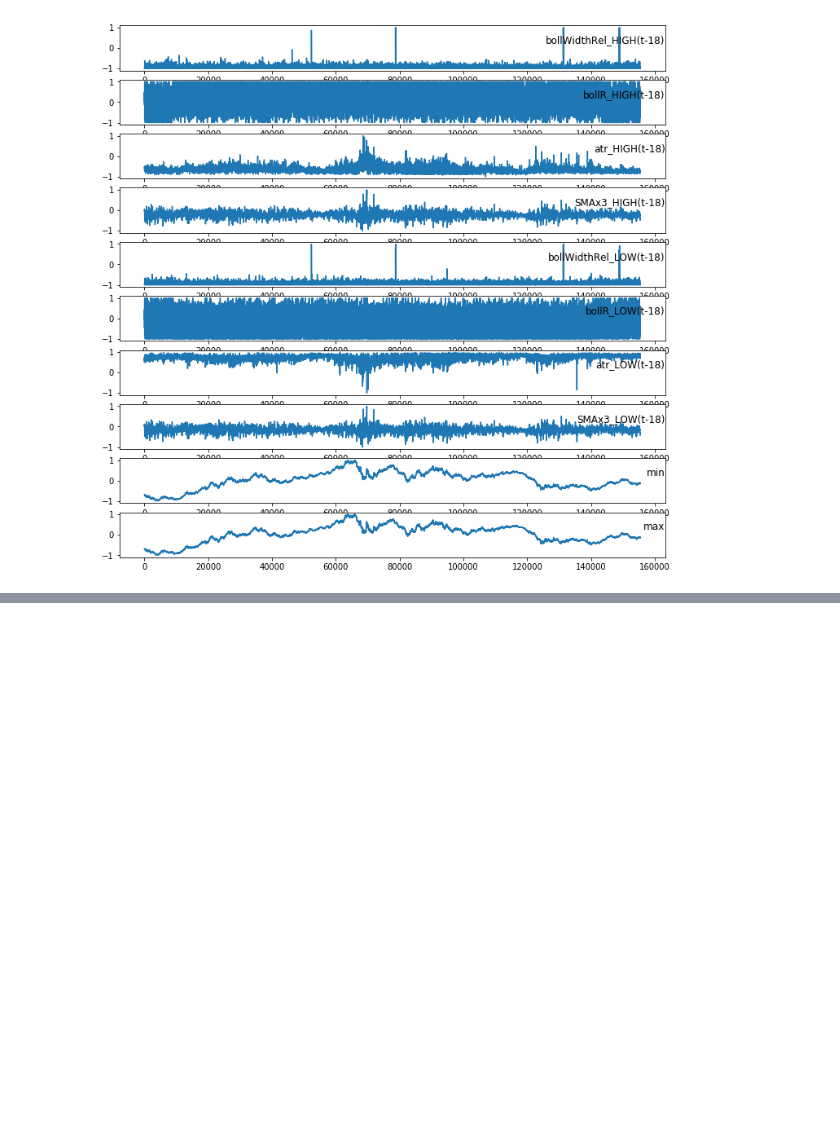
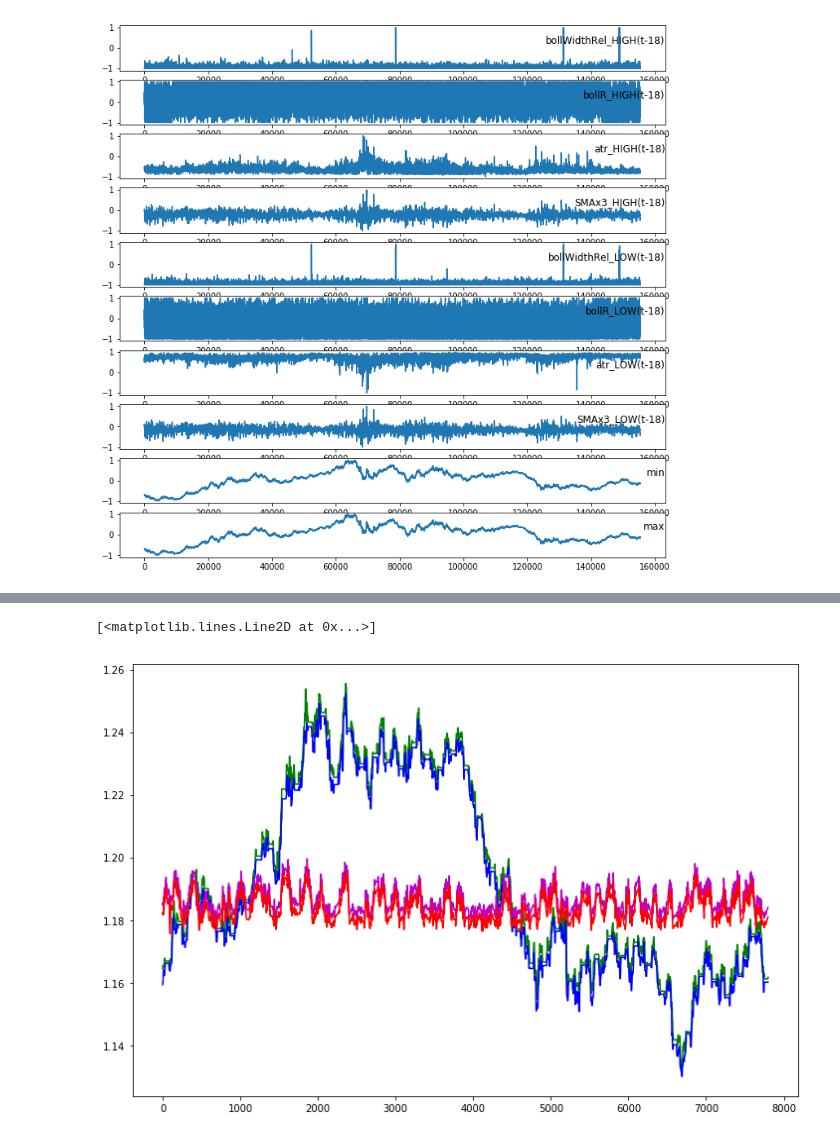
Before and after one commit to raulMrello/MachineLearning_for_Trading, a Jupyter notebook: FinTech_LSTM.ipynb, the cells around one changed output, grey strips where cells are left out. Saved outputs shown, nothing was run; the diff lists cells and outputs as text; code cells hidden in the pictures; blank space fills up the shorter version.

```diff
--- a/FinTech_LSTM.ipynb
+++ b/FinTech_LSTM.ipynb
@@ -823,26 +850,37 @@ plt.legend(['RMSE'])
 # %%
-# Una vez validado, realiza las predicciones con las entradas de validación, visualiza y obtiene error
-x_eval = x_validation.copy()
-x_eval = x_eval.reshape(x_eval.shape[0], num_in_steps, num_inputs)
+# visualizo las predicciones para una muestra cualquiera (a partir de num_in_steps) para poder verlo bien
+x_data = test_x
+y_data = test_y
 
-y_eval = y_validation.copy()
-target = list()
-result = list()
-for i in range(x_eval.shape[0]):
-  x = x_eval[i].reshape(1, num_in_steps, num_inputs)
-  y = y_eval[i].reshape(1, num_outputs * num_out_steps)
-  predictions = model.predict(x, batch_size=1, verbose=0)
-  # deshago el scaling
-  xy_values = np.concatenate((x.reshape(1, x.shape[1]*x.shape[2]), y),axis=1)
-  xy_values = scaler.inverse_transform(xy_values)
-  xyhat_values = np.concatenate((x.reshape(1, x.shape[1]*x.shape[2]), predictions),axis=1)
-  xyhat_values = scaler.inverse_transform(xyhat_values)
-  target.append(xy_values[0,xy_values.shape[1]-(num_outputs * num_out_steps):])
-  result.append(xyhat_values[0, xyhat_values.shape[1]-(num_outputs * num_out_steps):])
+target_max,target_min,forecast_max,forecast_min = list(),list(),list(),list()
 
-# visualizo los resultados
-plt.plot(np.asarray(target), color='b')
-plt.plot(np.asarray(result),color='r')
-plt.xlabel('Nºde Muestra')
-plt.legend(('Y','Yhat'), loc='upper right', shadow=True)
-plt.title('EURUSD OHLC en M30')
+for sample in range(x_data.shape[0]):
+    # Realizo predicción del primer conjunto de datos
+    x = x_data[sample].reshape(1, num_in_steps, num_inputs)
+    y = y_data[sample].reshape(1,num_outputs * num_out_steps)
+    predictions = model.predict(x, batch_size=1,verbose=0)
+
+    # deshago el scaling
+    xy_values = np.concatenate((x.reshape(1, x.shape[1]*x.shape[2]), y),axis=1)
+    xy_values = scaler.inverse_transform(xy_values)
+    xyhat_values = np.concatenate((x.reshape(1, x.shape[1]*x.shape[2]), predictions),axis=1)
+    xyhat_values = scaler.inverse_transform(xyhat_values)
+
+    # agrego las predicciones a la lista
+    forecast_min.append(xyhat_values[0,-(num_outputs * num_out_steps)])
+    forecast_max.append(xyhat_values[0,-(num_outputs * num_out_steps)+1])
+
+    # agrego los target a la lista
+    target_min.append(xy_values[0,-(num_outputs * num_out_steps)])
+    target_max.append(xy_values[0,-(num_outputs * num_out_steps)+1])
+
+# Primero visualizo los datos de entrada: tomo "al menos" los últimos num_in_steps valores de y_data y el objetivo (siguiente)
+plt.figure(figsize=(12,8))
+plt.plot(np.asarray(target_max).reshape((len(target_max),)),color='g')
+plt.plot(np.asarray(target_min).reshape((len(target_min),)),color='b')
+# A continuación visualizo la predicción, como dos rayas (roja-magenta)
+plt.plot(np.asarray(forecast_max).reshape((len(forecast_max),)),color='m')
+plt.plot(np.asarray(forecast_min).reshape((len(forecast_min),)),color='r')
+# %% [output]
+[<matplotlib.lines.Line2D at 0x...>]
+[figure, added]
```
Also changed, not shown: parts of 13 cells of this notebook, 3 other files.
